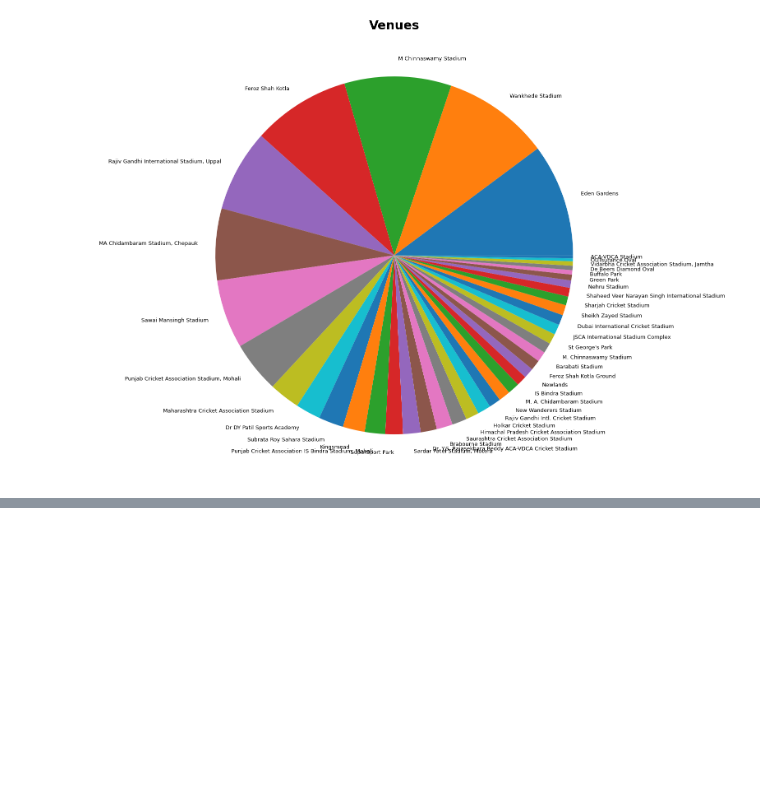
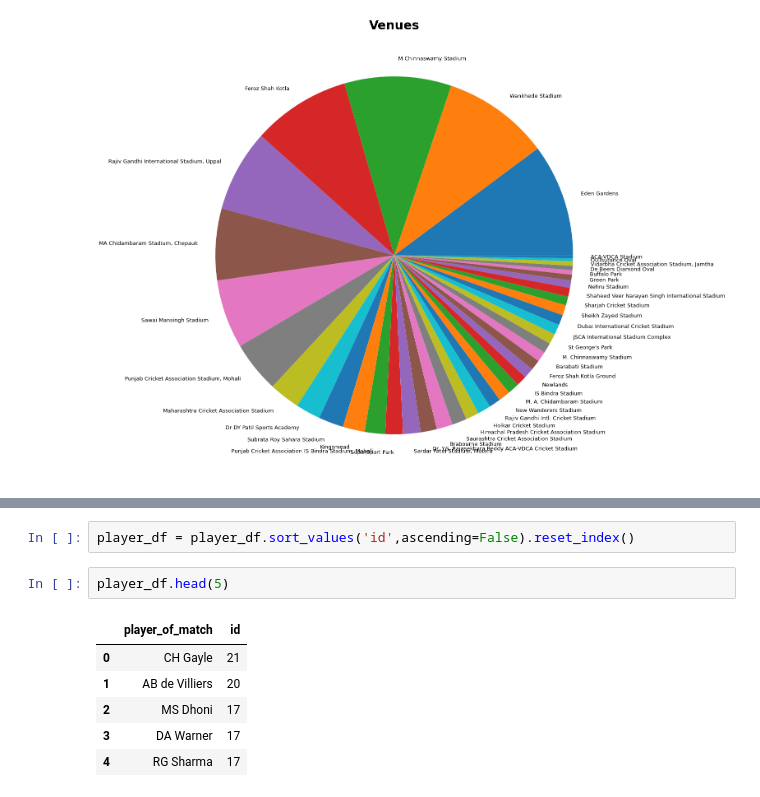
Before and after one commit to TanmayMehta-ml/IPL_DataAnalysis, a Jupyter notebook: ipldata.ipynb, the cells around one changed output, grey strips where cells are left out. Drawn from its saved outputs; the diff is of its cells as text; blank space fills up the shorter version.

```diff
--- a/ipldata.ipynb
+++ b/ipldata.ipynb
@@ -530,0 +557,11 @@ plt.pie(venue_df.Total,labels=labels,textprops={'fontsize': 13});
+# %%
+player_df = player_df.sort_values('id',ascending=False).reset_index()
+# %%
+player_df.head(5)
+# %% [output]
+|  | player_of_match | id |
+| 0 | CH Gayle | 21 |
+| 1 | AB de Villiers | 20 |
+| 2 | MS Dhoni | 17 |
+| 3 | DA Warner | 17 |
+| 4 | RG Sharma | 17 |
```
Also changed, not shown: parts of 10 cells of this notebook.
